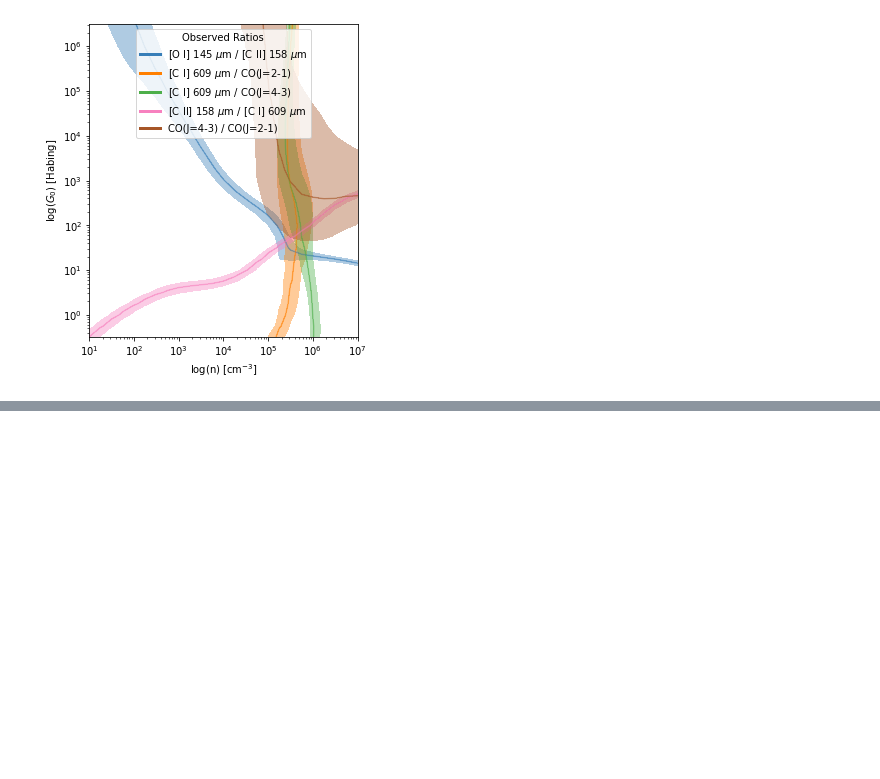
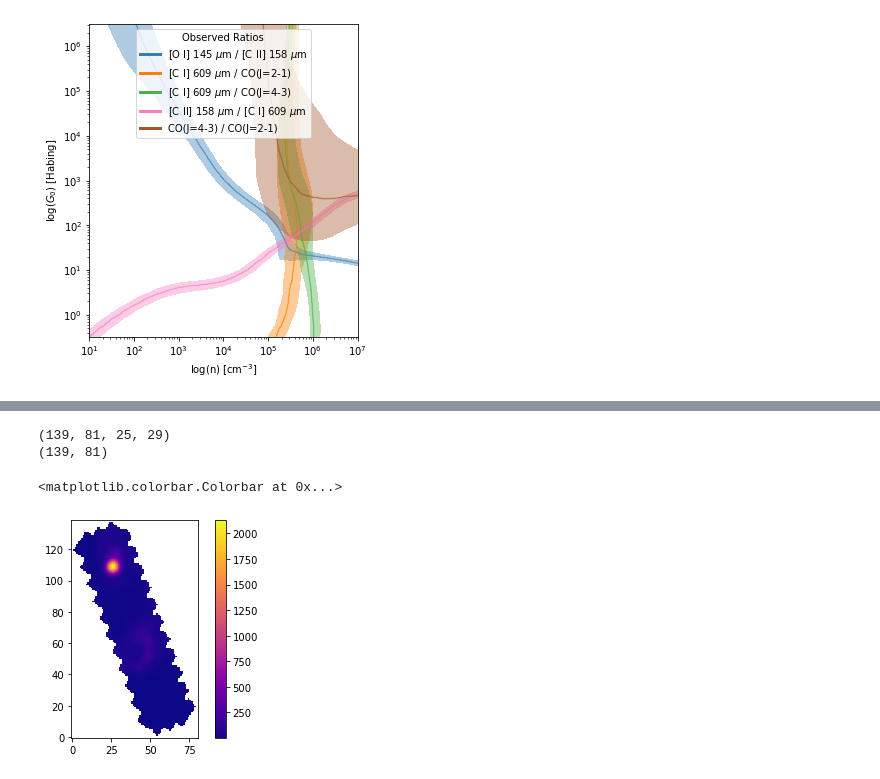
Before and after one commit to mpound/pdrtpy, a Jupyter notebook: Debug.ipynb, the cells around one changed output, grey strips where cells are left out. Drawn from its saved outputs; the diff is of its cells as text; code cells hidden in the pictures; blank space fills up the shorter version.

```diff
--- a/Debug.ipynb
+++ b/Debug.ipynb
@@ -206,0 +279,15 @@ print(fit_report(res2))
+# %%
+chisq = ((mvalue - dvalue.T)/evalue.T)**2
+
+chi2 = np.sum(chisq,axis=4)
+print(np.shape(chi2.T))
+np.nanmin(chi2)
+chimin = np.amin(chi2,(0,1))
+print(np.shape(chimin.T))
+plt.imshow(chimin.T,cmap='plasma',norm=None,origin='lower')
+plt.colorbar()
+# %% [output]
+(139, 81, 25, 29)
+(139, 81)
+<matplotlib.colorbar.Colorbar at 0x...>
+[figure, added]
```
Also changed, not shown: parts of 18 cells of this notebook.
